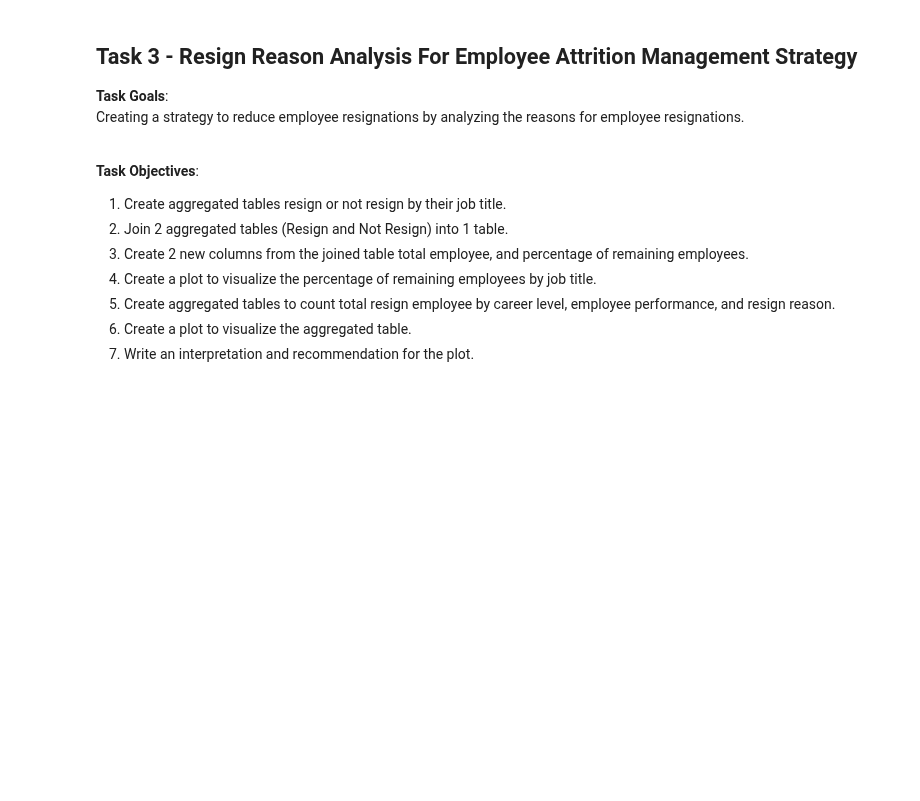
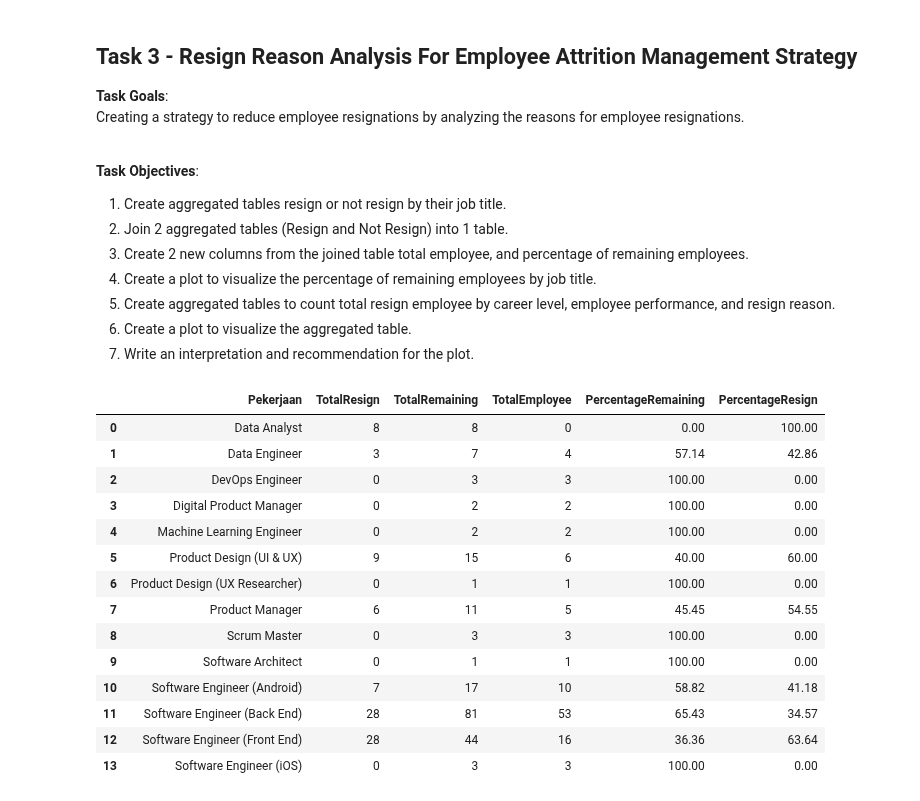
Before and after one commit to azaryasph/Improving-Employee-Retention-By-Predicting-Employee-Attrition-Using-Machine-Learning, a Jupyter notebook: notebook/predict_employee_attrition.ipynb, the cells around one changed output. Saved outputs shown, nothing was run; the diff lists cells and outputs as text; code cells hidden in the pictures; blank space fills up the shorter version.

```diff
--- a/notebook/predict_employee_attrition.ipynb
+++ b/notebook/predict_employee_attrition.ipynb
@@ -549,3 +550,40 @@ Creating a strategy to reduce employee resignations by analyzing the reasons for
 5. Create aggregated tables to count total resign employee by career level, employee performance, and resign reason.
 6. Create a plot to visualize the aggregated table.
 7. Write an interpretation and recommendation for the plot.
+# %%
+job_byres = data_eda1.groupby('Pekerjaan')['Resign'].value_counts().reset_index(name='TotalResign')
+
+resign = job_byres[job_byres['Resign']=='Yes'].drop(columns='Resign')
+not_resign = job_byres[job_byres['Resign']=='No'].drop(columns='Resign')
+
+not_resign = not_resign.rename(columns={'TotalResign': 'TotalRemaining'})
+
+joinedres = pd.merge(resign, not_resign, on='Pekerjaan', how='outer')
+
+joinedres.fillna(0, inplace=True)
+
+joinedres['TotalResign'] = joinedres['TotalResign'].astype(int)
+
+joinedres['TotalEmployee'] = joinedres['TotalRemaining'] - joinedres['TotalResign']
+
+joinedres['PercentageRemaining'] = round((joinedres['TotalEmployee'] / joinedres['TotalRemaining']) * 100, 2)
+
+joinedres['PercentageResign'] = round((joinedres['TotalResign'] / joinedres['TotalRemaining']) * 100, 2)
+
+joinedres
+# %% [output]
+|  | Pekerjaan | TotalResign | TotalRemaining | TotalEmployee | PercentageRemaining | PercentageResign |
+| 0 | Data Analyst | 8 | 8 | 0 | 0.00 | 100.00 |
+| 1 | Data Engineer | 3 | 7 | 4 | 57.14 | 42.86 |
+| 2 | DevOps Engineer | 0 | 3 | 3 | 100.00 | 0.00 |
+| 3 | Digital Product Manager | 0 | 2 | 2 | 100.00 | 0.00 |
+| 4 | Machine Learning Engineer | 0 | 2 | 2 | 100.00 | 0.00 |
+| 5 | Product Design (UI & UX) | 9 | 15 | 6 | 40.00 | 60.00 |
+| 6 | Product Design (UX Researcher) | 0 | 1 | 1 | 100.00 | 0.00 |
+| 7 | Product Manager | 6 | 11 | 5 | 45.45 | 54.55 |
+| 8 | Scrum Master | 0 | 3 | 3 | 100.00 | 0.00 |
+| 9 | Software Architect | 0 | 1 | 1 | 100.00 | 0.00 |
+| 10 | Software Engineer (Android) | 7 | 17 | 10 | 58.82 | 41.18 |
+| 11 | Software Engineer (Back End) | 28 | 81 | 53 | 65.43 | 34.57 |
+| 12 | Software Engineer (Front End) | 28 | 44 | 16 | 36.36 | 63.64 |
+| 13 | Software Engineer (iOS) | 0 | 3 | 3 | 100.00 | 0.00 |
```
Also changed, not shown: parts of 8 cells of this notebook.
